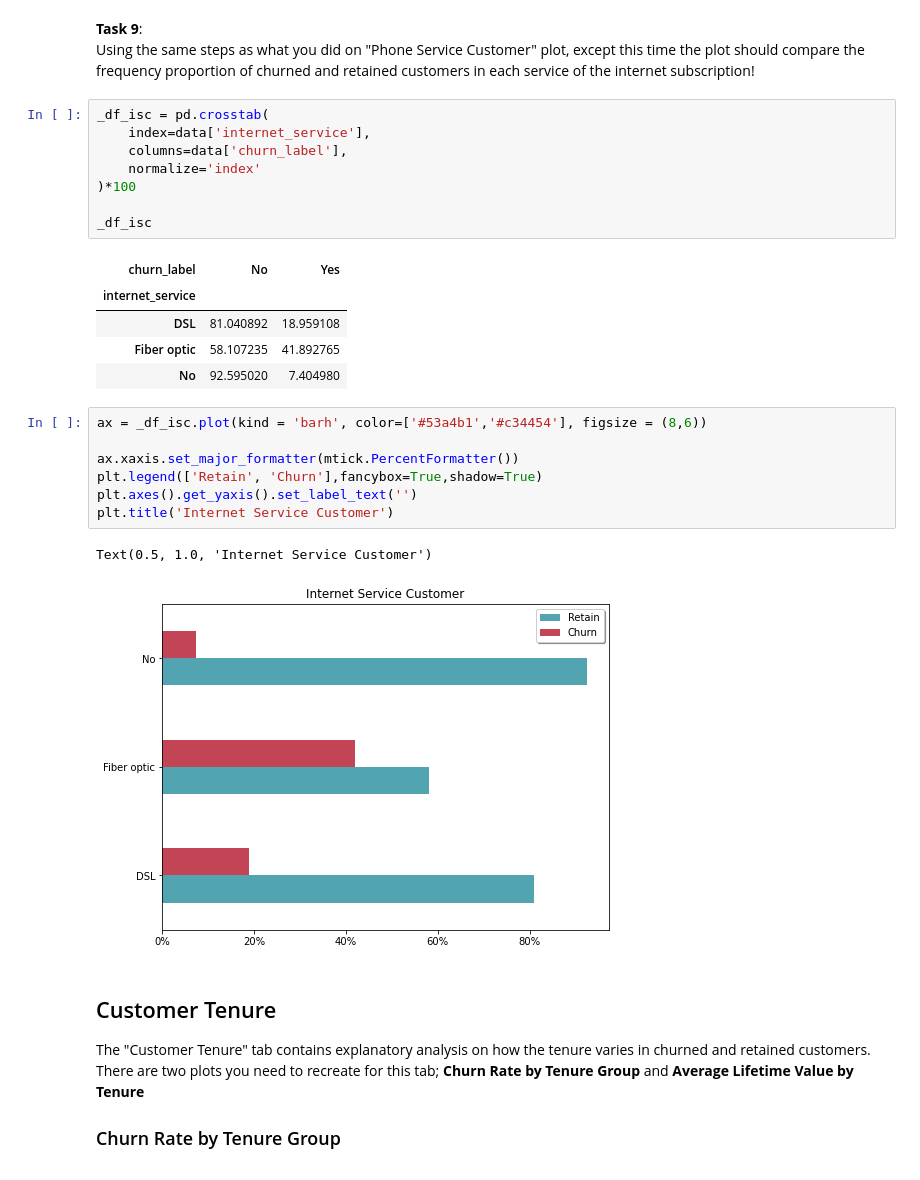
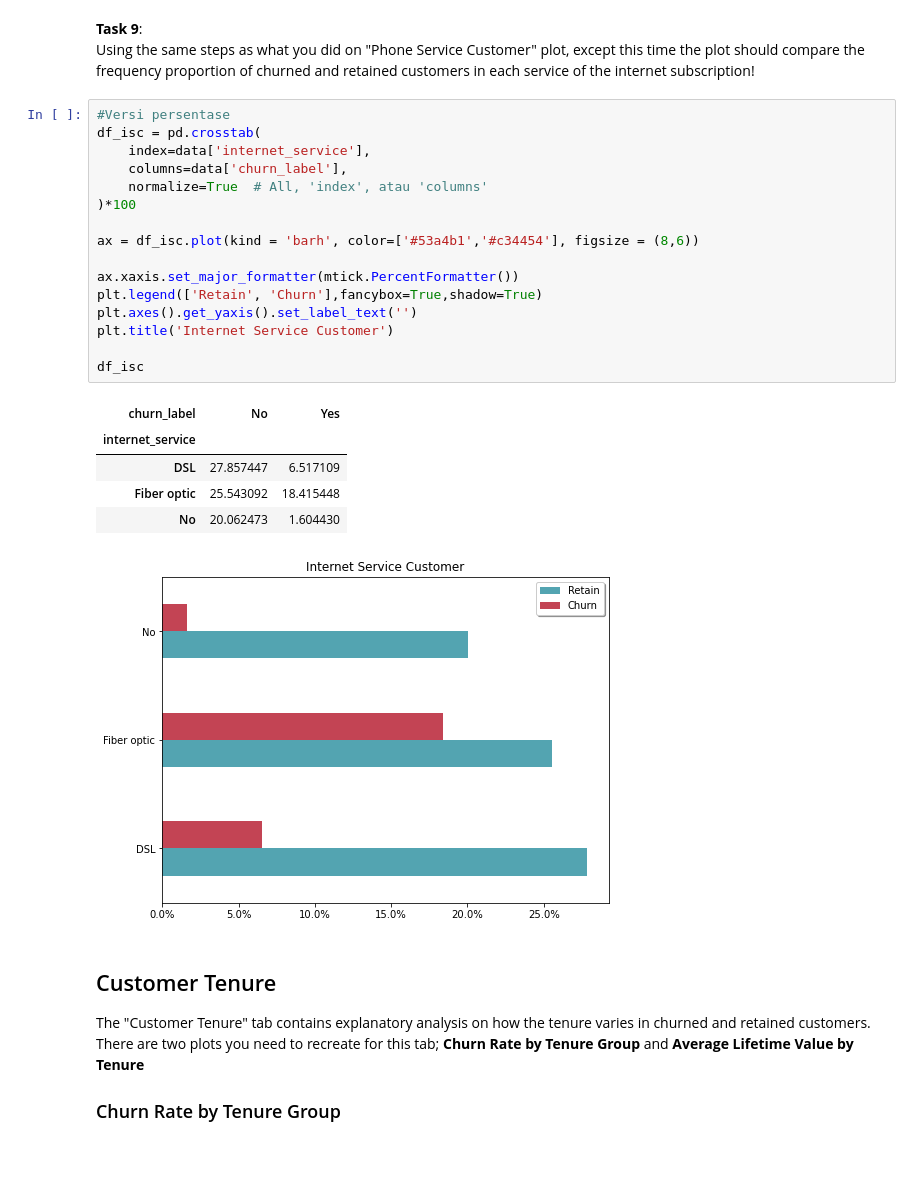
Before and after one commit to muhauliaf/dashboard-churn, a Jupyter notebook: Customer_Churn_Analysis.ipynb, the cells around one changed output. Drawn from its saved outputs; the diff is of its cells as text.

```diff
--- a/Customer_Churn_Analysis.ipynb
+++ b/Customer_Churn_Analysis.ipynb
@@ -311,30 +303,29 @@ Text(0.5, 1.0, 'Phone Service Customer')
 # %% [markdown]
 **Task 9**:
 Using the same steps as what you did on "Phone Service Customer" plot, except this time the plot should compare  the frequency proportion of churned and retained customers in each service of the internet subscription!
-# %%
-_df_isc = pd.crosstab(
-    index=data['internet_service'],
-    columns=data['churn_label'],
-    normalize='index'
-)*100
-
-_df_isc
-# %% [output]
-| churn_label | No | Yes |
-| internet_service |  |  |
-| DSL | 81.040892 | 18.959108 |
-| Fiber optic | 58.107235 | 41.892765 |
-| No | 92.595020 | 7.404980 |
 # %%
-ax = _df_isc.plot(kind = 'barh', color=['#53a4b1','#c34454'], figsize = (8,6))
+#Versi persentase
+df_isc = pd.crosstab(
+    index=data['internet_service'],
+    columns=data['churn_label'],
+    normalize=True  # All, 'index', atau 'columns'
+)*100
+
+ax = df_isc.plot(kind = 'barh', color=['#53a4b1','#c34454'], figsize = (8,6))
 
 ax.xaxis.set_major_formatter(mtick.PercentFormatter())
 plt.legend(['Retain', 'Churn'],fancybox=True,shadow=True)
 plt.axes().get_yaxis().set_label_text('')
 plt.title('Internet Service Customer')
+
+df_isc
 # %% [output]
-Text(0.5, 1.0, 'Internet Service Customer')
+| churn_label | No | Yes |
+| internet_service |  |  |
+| DSL | 27.857447 | 6.517109 |
+| Fiber optic | 25.543092 | 18.415448 |
+| No | 20.062473 | 1.604430 |
-[figure, old version]
+[figure, new version]
 # %% [markdown]
 ## Customer Tenure
 
```
Also changed, not shown: parts of 26 cells of this notebook, 4 other files.
